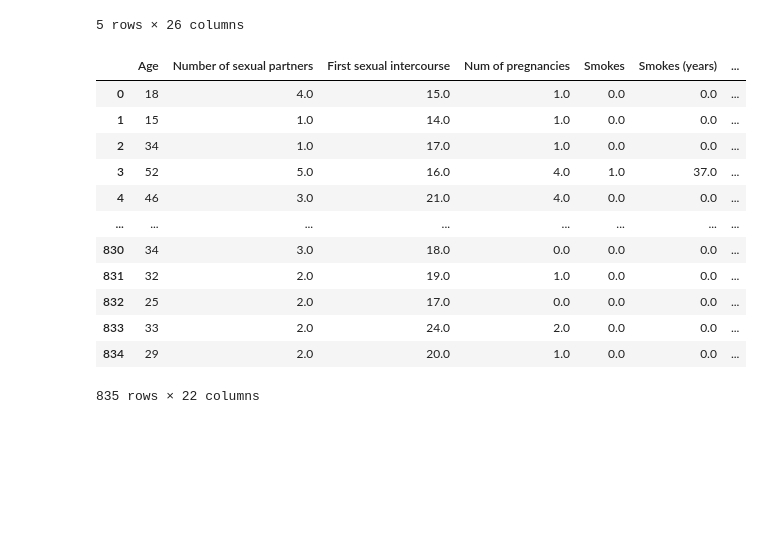
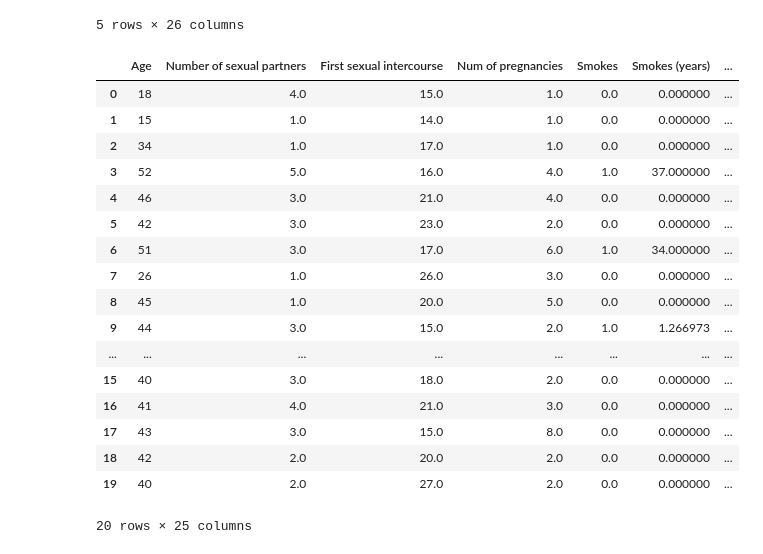
Before and after one commit to HannahMariamj/cervical_cancer_prediction, a Jupyter notebook: eda.ipynb, the cells around one changed output. Drawn from its saved outputs; the diff is of its cells as text; code cells hidden in the pictures; blank space fills up the shorter version.

```diff
--- a/eda.ipynb
+++ b/eda.ipynb
@@ -47,6 +47,8 @@ Schiller                                0
 Citology                                0
 Biopsy                                  0
 dtype: int64
+# %%
+dataset = dataset.replace('?', np.nan)
 # %%
 import matplotlib.pyplot as plt
 # %%
@@ -342,23 +351,26 @@ dataset.head()
 | 4 | 46 | 3.0 | 21.0 | 4.0 | 0.0 | 0.0 | ... |
 5 rows × 26 columns
 # %%
-target_columns = ['Hinselmann', 'Schiller', 'Citology', 'Biopsy']
-
-target_df = dataset[target_columns]
-feature_df = dataset.drop(columns=target_columns)
+target_df = dataset['Biopsy']
+feature_df = dataset.drop(columns='Biopsy')
 # %%
-feature_df
+feature_df.head(20)
 # %% [output]
 |  | Age | Number of sexual partners | First sexual intercourse | Num of pregnancies | Smokes | Smokes (years) | ... |
-| 0 | 18 | 4.0 | 15.0 | 1.0 | 0.0 | 0.0 | ... |
-| 1 | 15 | 1.0 | 14.0 | 1.0 | 0.0 | 0.0 | ... |
-| 2 | 34 | 1.0 | 17.0 | 1.0 | 0.0 | 0.0 | ... |
-| 3 | 52 | 5.0 | 16.0 | 4.0 | 1.0 | 37.0 | ... |
-| 4 | 46 | 3.0 | 21.0 | 4.0 | 0.0 | 0.0 | ... |
+| 0 | 18 | 4.0 | 15.0 | 1.0 | 0.0 | 0.000000 | ... |
+| 1 | 15 | 1.0 | 14.0 | 1.0 | 0.0 | 0.000000 | ... |
+| 2 | 34 | 1.0 | 17.0 | 1.0 | 0.0 | 0.000000 | ... |
+| 3 | 52 | 5.0 | 16.0 | 4.0 | 1.0 | 37.000000 | ... |
+| 4 | 46 | 3.0 | 21.0 | 4.0 | 0.0 | 0.000000 | ... |
+| 5 | 42 | 3.0 | 23.0 | 2.0 | 0.0 | 0.000000 | ... |
+| 6 | 51 | 3.0 | 17.0 | 6.0 | 1.0 | 34.000000 | ... |
+| 7 | 26 | 1.0 | 26.0 | 3.0 | 0.0 | 0.000000 | ... |
+| 8 | 45 | 1.0 | 20.0 | 5.0 | 0.0 | 0.000000 | ... |
+| 9 | 44 | 3.0 | 15.0 | 2.0 | 1.0 | 1.266973 | ... |
 | ... | ... | ... | ... | ... | ... | ... | ... |
-| 830 | 34 | 3.0 | 18.0 | 0.0 | 0.0 | 0.0 | ... |
-| 831 | 32 | 2.0 | 19.0 | 1.0 | 0.0 | 0.0 | ... |
-| 832 | 25 | 2.0 | 17.0 | 0.0 | 0.0 | 0.0 | ... |
-| 833 | 33 | 2.0 | 24.0 | 2.0 | 0.0 | 0.0 | ... |
-| 834 | 29 | 2.0 | 20.0 | 1.0 | 0.0 | 0.0 | ... |
+| 15 | 40 | 3.0 | 18.0 | 2.0 | 0.0 | 0.000000 | ... |
+| 16 | 41 | 4.0 | 21.0 | 3.0 | 0.0 | 0.000000 | ... |
+| 17 | 43 | 3.0 | 15.0 | 8.0 | 0.0 | 0.000000 | ... |
+| 18 | 42 | 2.0 | 20.0 | 2.0 | 0.0 | 0.000000 | ... |
+| 19 | 40 | 2.0 | 27.0 | 2.0 | 0.0 | 0.000000 | ... |
-835 rows × 22 columns
+20 rows × 25 columns
```
Also changed, not shown: parts of 50 cells of this notebook.
